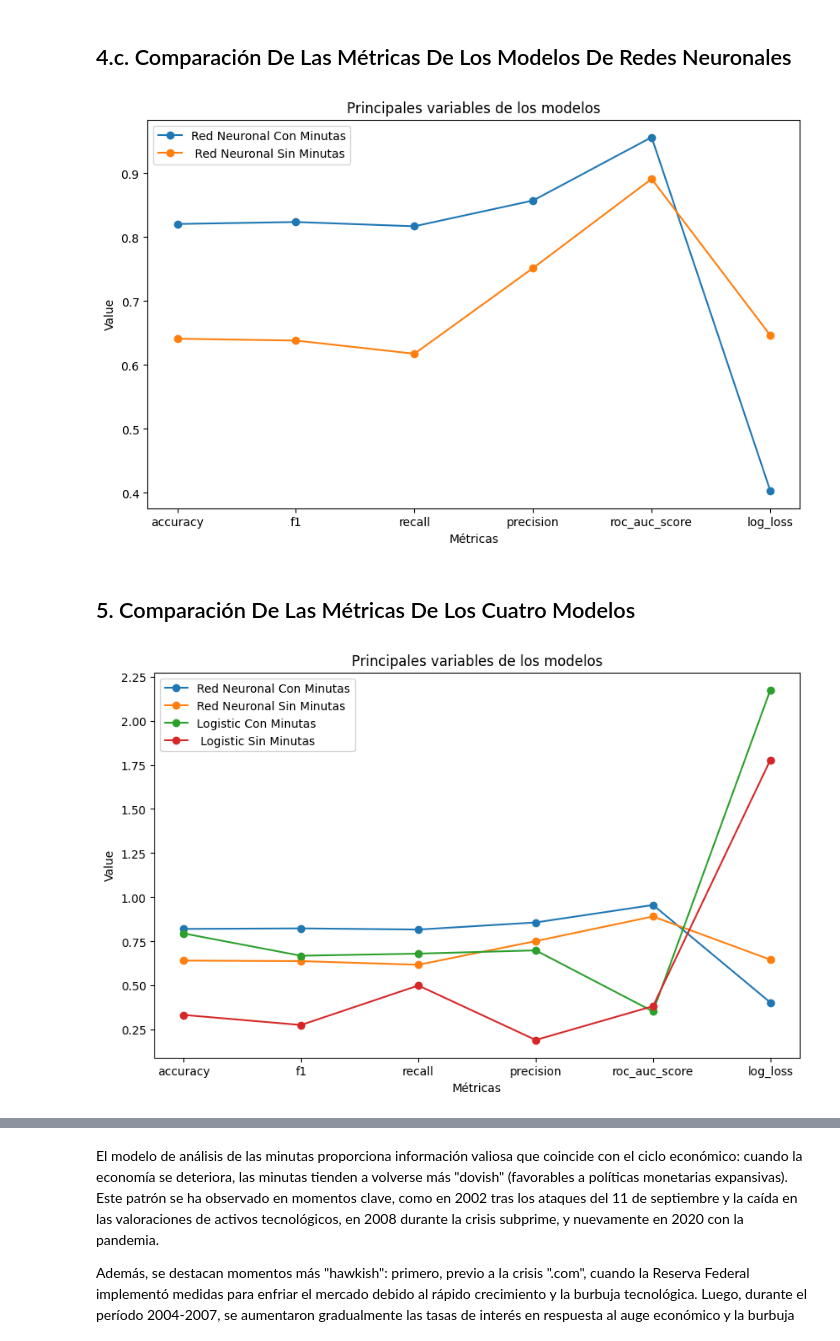
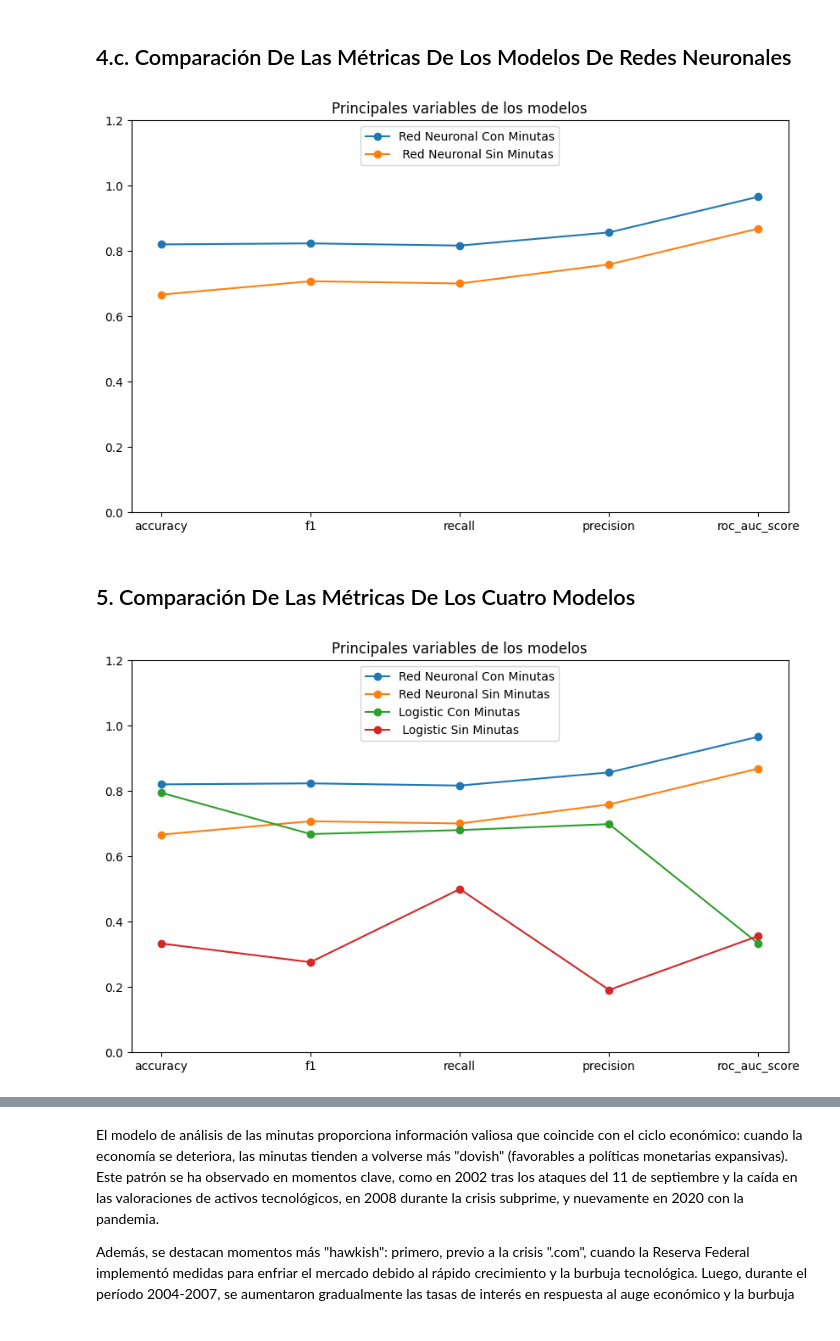
Before and after one commit to PabloOrazi/fed-sentiment-analysis, a Jupyter notebook: 2.0 - Modelización.ipynb, the cells around one changed output, grey strips where cells are left out. Drawn from its saved outputs; the diff is of its cells as text; code cells hidden in the pictures.

```diff
--- a/2.0 - Modelización.ipynb
+++ b/2.0 - Modelización.ipynb
@@ -148,29 +148,35 @@ def metricas(y_test, y_pred, y_proba):
     metrics_series = pd.Series(metrics_dict, name="Valores")
     return pd.DataFrame(metrics_series)
 # %%
-import matplotlib.pyplot as plt
-import pandas as pd
 
-def plot_dataframes(dataframes, names):
+def plot_dataframes(dataframes, names, log_loss=False):
     if len(dataframes) != len(names):
         raise ValueError("El número de dataframes tiene que ser igual al número de nombres")
+
     # Create a new figure
+    plt.figure(figsize=(10, 6))
+    if log_loss:
+        dataframes_long_loss.columns=["Valores"]
+        dataframes.plot(kind='bar', figsize=(10, 6))
+        plt.ylabel('Valores')
+        plt.title('Log Loss En Cada Modelos')
+        plt.xticks(rotation=45)
+    else:
+      if len(dataframes) == 1:
+          df = dataframes[0]
+          name = names[0]
+          df.plot(kind='bar', legend=None)
+          plt.title(f'Principales variables del modelo {name}')
+          plt.legend(loc='upper center')
 
-    plt.figure(figsize=(10, 6))
-    if len(dataframes) == 1:
-      df = dataframes[0]
-      name=names[0]
-      df.plot(kind='bar', legend=None)
-      plt.title(f'Principales variables del modelo {name}')
-    else:# Plot data from each DataFrame
-      for df, name in zip(dataframes, names):
-          for column in df.columns:
-              plt.plot(df[column], label=f"{name}",marker='o')
-              plt.title('Principales variables de los modelos')
-              plt.legend()
-    # Add labels and legend
-    plt.xlabel('Métricas')
-    plt.ylabel('Value')
+      else:
+          # Plot data from each DataFrame
+          for df, name in zip(dataframes, names):
+              for column in df.columns:
+                  plt.plot(df[column], label=f"{name}", marker='o')
+          plt.title('Principales variables de los modelos')
+          plt.legend(loc='upper center')
+          plt.ylim(0, 1.2)
 
 
 
@@ -406,12 +411,12 @@ red_neuronal_con_minutas
 # %% [markdown]
 ## 4.c. Comparación De Las Métricas De Los Modelos De Redes Neuronales
 # %%
-plot_dataframes([red_neuronal_con_minutas,red_neuronal_sin_minutas], ["Red Neuronal Con Minutas", " Red Neuronal Sin Minutas"])
+plot_dataframes([red_neuronal_con_minutas[:-1],red_neuronal_sin_minutas[:-1]], ["Red Neuronal Con Minutas", " Red Neuronal Sin Minutas"])
 # %% [output]
-[figure, old version]
+[figure, new version]
 # %% [markdown]
 ## 5. Comparación De Las Métricas De Los Cuatro Modelos
 # %%
-plot_dataframes([red_neuronal_con_minutas,red_neuronal_sin_minutas,Logistic_con_Minutas,Logistic_sin_Minutas], ["Red Neuronal Con Minutas", "Red Neuronal Sin Minutas","Logistic Con Minutas", " Logistic Sin Minutas"])
+plot_dataframes([red_neuronal_con_minutas[:-1],red_neuronal_sin_minutas[:-1],Logistic_con_Minutas[:-1],Logistic_sin_Minutas[:-1]], ["Red Neuronal Con Minutas", "Red Neuronal Sin Minutas","Logistic Con Minutas", " Logistic Sin Minutas"])
 # %% [output]
-[figure, old version]
+[figure, new version]
```
Also changed, not shown: parts of 11 cells of this notebook, 6 other files.
